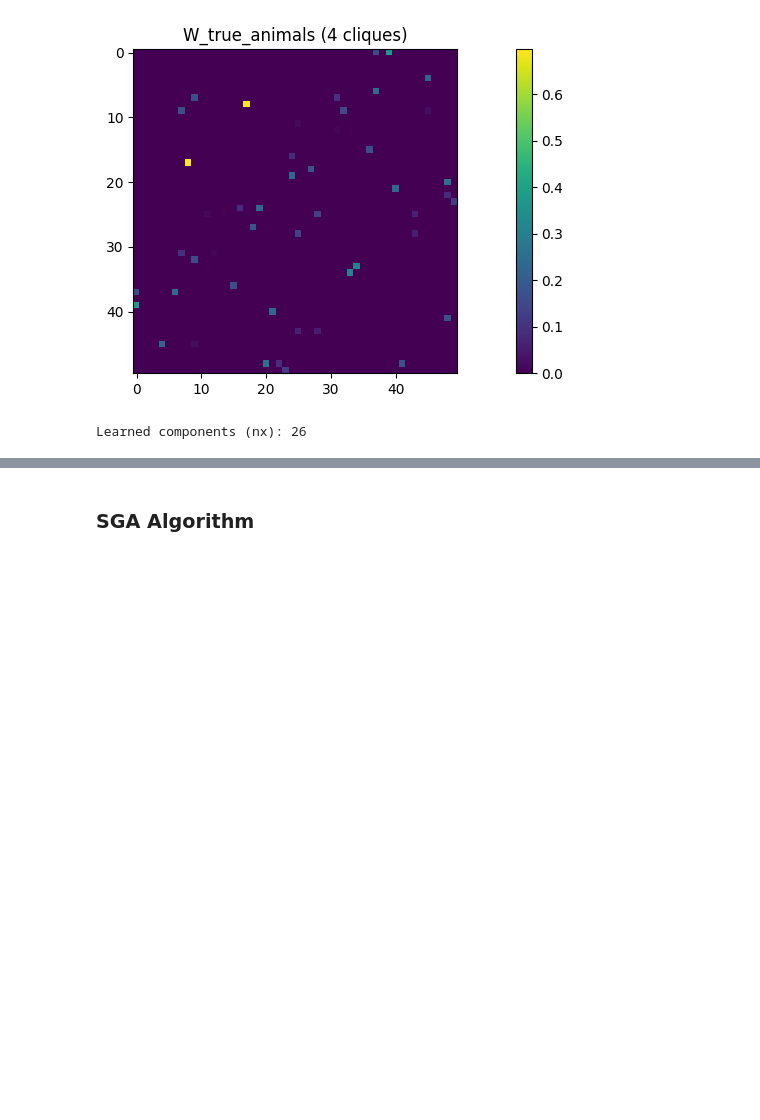
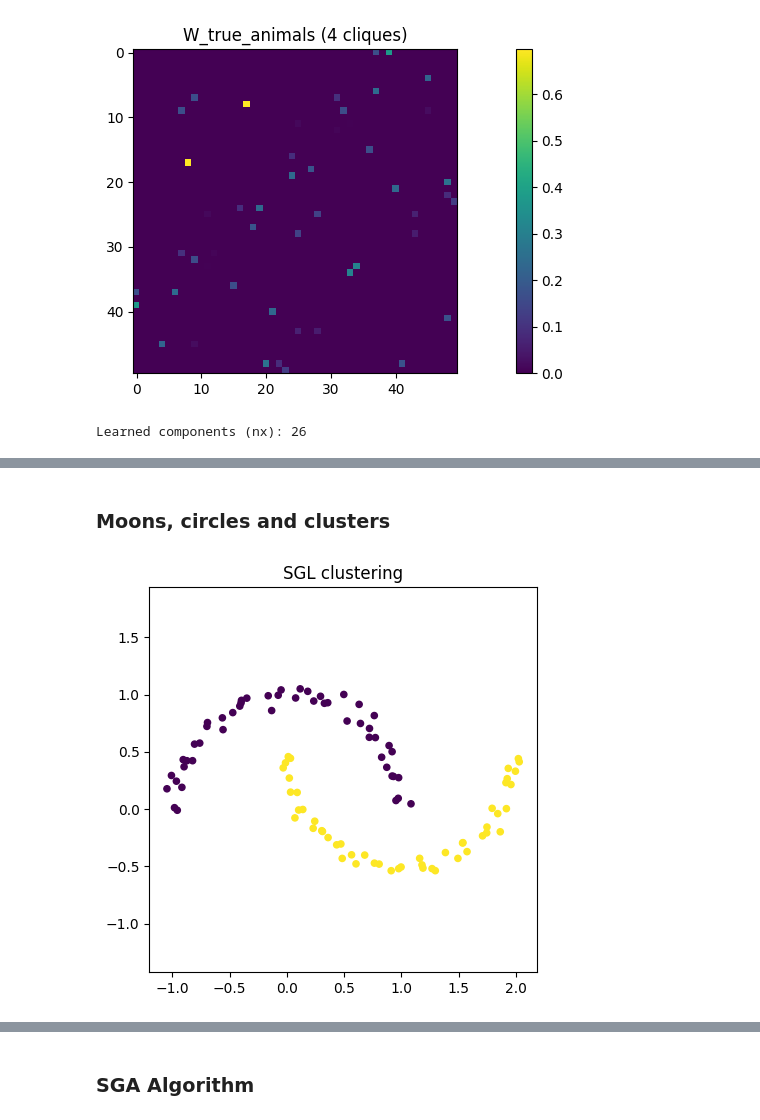
Before and after one commit to KHOUTAIBI/timeseries-graph-learning, a Jupyter notebook: graph.ipynb, the cells around one changed output, grey strips where cells are left out. Cells and saved outputs as stored; diff of their text form; code cells hidden in the pictures; blank space fills up the shorter version.

Commit message:
clustering seems to wrok

```diff
--- a/graph.ipynb
+++ b/graph.ipynb
@@ -807,0 +781,2 @@ plt.show()
+# %% [markdown]
+### Moons, circles and clusters
@@ -807,0 +826,8 @@ plt.show()
+# %%
+plt.figure(figsize=(5,5))
+plt.scatter(X_moons[:,0], X_moons[:,1], c=labels_true_moons, s=20)
+plt.title("SGL clustering")
+plt.axis("equal")
+plt.show()
+# %% [output]
+[figure, added]
```
Also changed, not shown: parts of 24 cells of this notebook.
